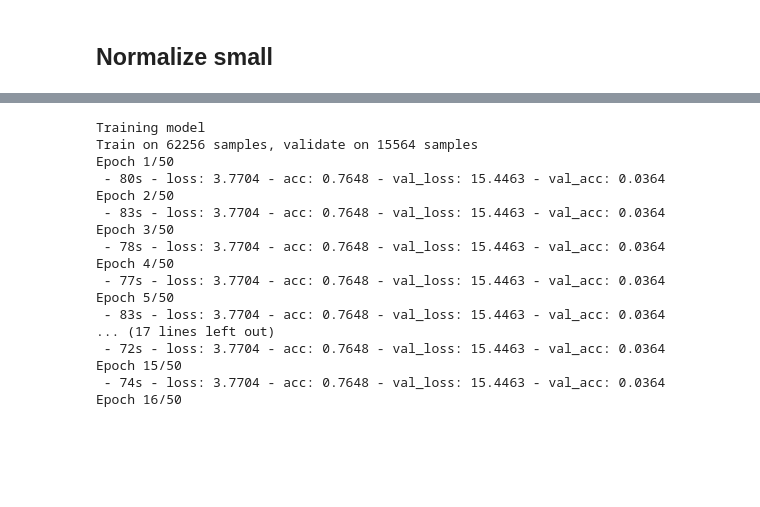
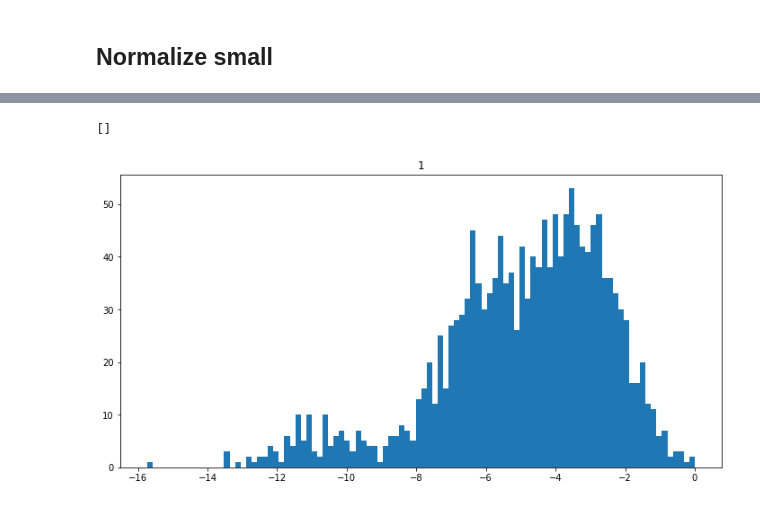
Before and after one commit to JorgeRodri/WhaleClassification, a Jupyter notebook: nn_read_audio_train_nn.ipynb, the cells around one changed output, grey strips where cells are left out. Cells and saved outputs as stored; diff of their text form; code cells hidden in the pictures; blank space fills up the shorter version.

```diff
--- a/nn_read_audio_train_nn.ipynb
+++ b/nn_read_audio_train_nn.ipynb
@@ -245,36 +243,28 @@ class bigger:
     model.add(tf.keras.layers.BatchNormalization())
     model.add(tf.keras.layers.Dense(2, activation='softmax'))
 # %%
+model = winners
 
 opt = tf.keras.optimizers.SGD(lr=0.01, decay=1e-6, momentum=0.9, nesterov=True)
 # opt = tf.keras.optimizers.RMSprop(lr=0.001, rho=0.9, epsilon=1e-08, decay=0.0)
 
-winners.model.compile(optimizer=opt,
+model.model.compile(optimizer=opt,
                       loss='binary_crossentropy',
                       metrics=['accuracy'])
 
 
 print('Training model')
-history = winners.model.fit(X_train, Y_train, epochs=50, verbose=2, validation_split=0.2)
-score = winners.model.evaluate(X_test, Y_test)
+history = model.model.fit(X_train, Y_train, epochs=150, verbose=2, validation_split=0.2)
+score = model.model.evaluate(X_test, Y_test)
-# %% [output]
-Training model
-Train on 62256 samples, validate on 15564 samples
-Epoch 1/50
- - 80s - loss: 3.7704 - acc: 0.7648 - val_loss: 15.4463 - val_acc: 0.0364
-Epoch 2/50
- - 83s - loss: 3.7704 - acc: 0.7648 - val_loss: 15.4463 - val_acc: 0.0364
-Epoch 3/50
- - 78s - loss: 3.7704 - acc: 0.7648 - val_loss: 15.4463 - val_acc: 0.0364
-Epoch 4/50
- - 77s - loss: 3.7704 - acc: 0.7648 - val_loss: 15.4463 - val_acc: 0.0364
-Epoch 5/50
- - 83s - loss: 3.7704 - acc: 0.7648 - val_loss: 15.4463 - val_acc: 0.0364
-... (17 lines left out)
- - 72s - loss: 3.7704 - acc: 0.7648 - val_loss: 15.4463 - val_acc: 0.0364
-Epoch 15/50
- - 74s - loss: 3.7704 - acc: 0.7648 - val_loss: 15.4463 - val_acc: 0.0364
-Epoch 16/50
+# %%
+n_s = 4
+plt.figure(figsize=(12,6))
+plt.title(np.argmax(Y_test[n_s]))
+q = plt.hist(X_train[n_s].flatten(), bins=100)
+plt.plot()
+# %% [output]
+[]
+[figure, added]
 # %%
 print(score)
 print('Finished at {}, saving the results as graphs.'.format(datetime.datetime.now()))
```
Also changed, not shown: parts of 11 cells of this notebook, 2 other files.
